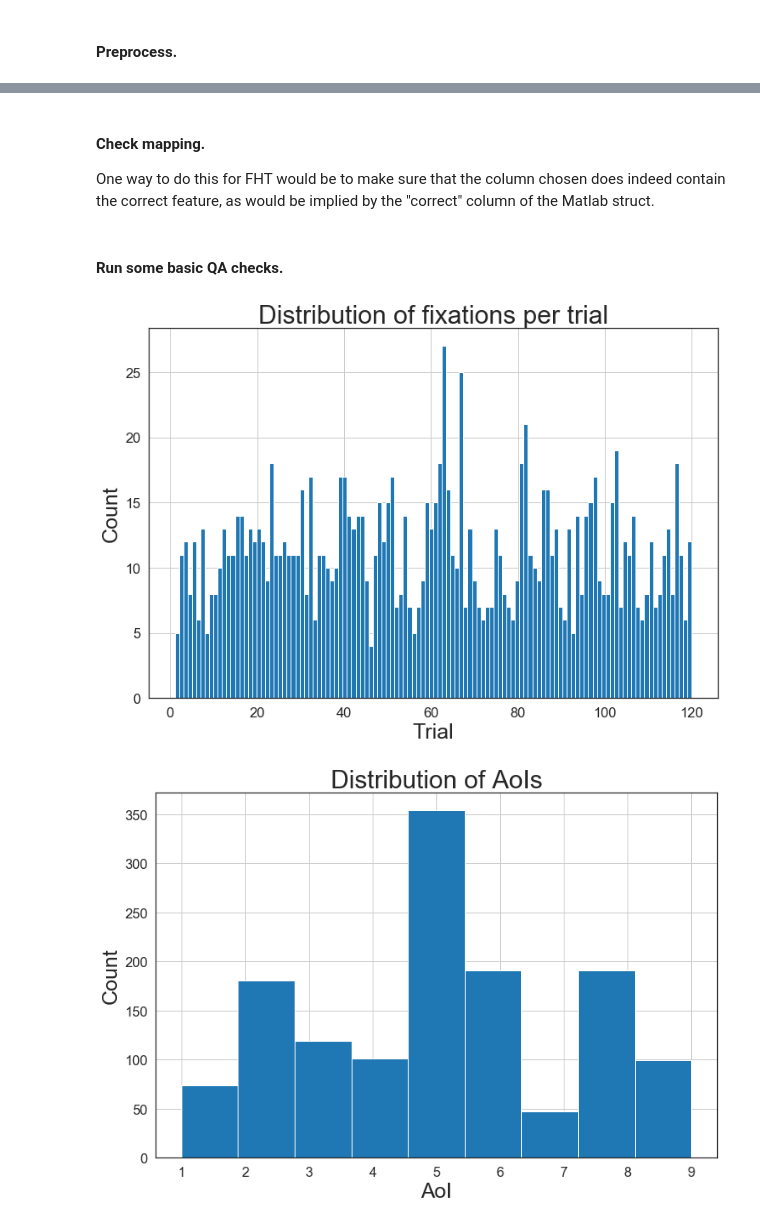
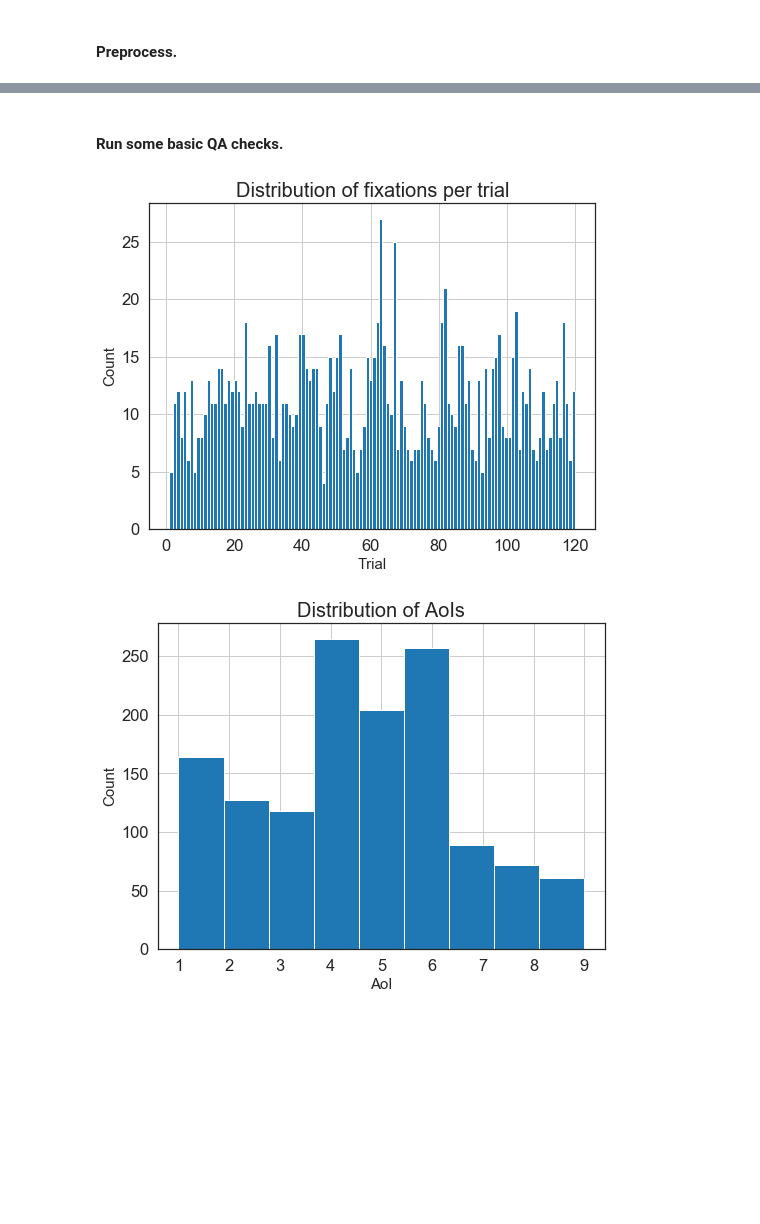
Before and after one commit to nivlab/NivLink, a Jupyter notebook: demos/demo_raw_data.ipynb, the cells around one changed output, grey strips where cells are left out. Drawn from its saved outputs; the diff is of its cells as text; code cells hidden in the pictures; blank space fills up the shorter version.

```diff
--- a/demos/demo_raw_data.ipynb
+++ b/demos/demo_raw_data.ipynb
@@ -27,7 +26,7 @@ ModuleNotFoundError: No module named 'nivlink.mapping'
 Refer to [DataViewer documentation](https://github.com/nivlab/NivLink/blob/master/docs/DataViewer.Md) for details on how to generate raw text files for your experiment.
 # %%
 ## Load single subject data from text file.
-et_data_path = 'single_subj_sample_data.txt'
+et_data_path = 'sample_eyetrack_data.txt'
 raw_data = pd.read_table(et_data_path);
 
 ## Filter out columns of interest, convert to array and replace '.' with NaNs.
@@ -43,7 +56,7 @@ The events file is a 3-column `.mat` file with line per trial which defines:
 - The trial onset relative to when the eye-tracker started recording on this run
 - The trial duration
 # %%
-events_file_path = 'single_subj_sample_events.mat'
+events_file_path = 'sample_events.mat'
 events_mat = io.loadmat(events_file_path)
 events = np.array(events_mat["events_array"])
 # %% [markdown]
@@ -51,7 +64,7 @@ events = np.array(events_mat["events_array"])
 
 The feature map file is a n_trial by n_aoi with one line per trial which defines the task feature corresponding to each AOI.
 # %%
-featmap_file_path = 'single_subj_sample_featmap.mat'
+featmap_file_path = 'sample_featmap.mat'
 featmap_mat = io.loadmat(featmap_file_path)
 featmap = np.array(featmap_mat["features_aoi_map"])
 # %% [markdown]
@@ -126,21 +133,17 @@ fixations.head(20)
-# %% [markdown]
-#### Check mapping.
-
-One way to do this for FHT would be to make sure that the column chosen does indeed contain the correct feature, as would be implied by the "correct" column of the Matlab struct.
 # %% [markdown]
 #### Run some basic QA checks.
 # %%
-fixations.hist('Trial',bins=120,figsize=[12,8])
-plt.xlabel('Trial',fontsize=25)
-plt.ylabel('Count',fontsize=25)
-plt.title('Distribution of fixations per trial',fontsize=30);
+fixations.hist('Trial',bins=120,figsize=[8,6])
+plt.xlabel('Trial',fontsize=15)
+plt.ylabel('Count',fontsize=15)
+plt.title('Distribution of fixations per trial',fontsize=20);
 # %% [output]
-[figure, old version]
+[figure, new version]
 # %%
-fixations.hist('AoI',bins=9,figsize=[12,8])
-plt.xlabel('AoI',fontsize=25)
-plt.ylabel('Count',fontsize=25)
-plt.title('Distribution of AoIs',fontsize=30);
+fixations.hist('Feature',bins=9,figsize=[8,6])
+plt.xlabel('AoI',fontsize=15)
+plt.ylabel('Count',fontsize=15)
+plt.title('Distribution of AoIs',fontsize=20);
 # %% [output]
-[figure, old version]
+[figure, new version]
 # %%
```
Also changed, not shown: parts of 18 cells of this notebook.
